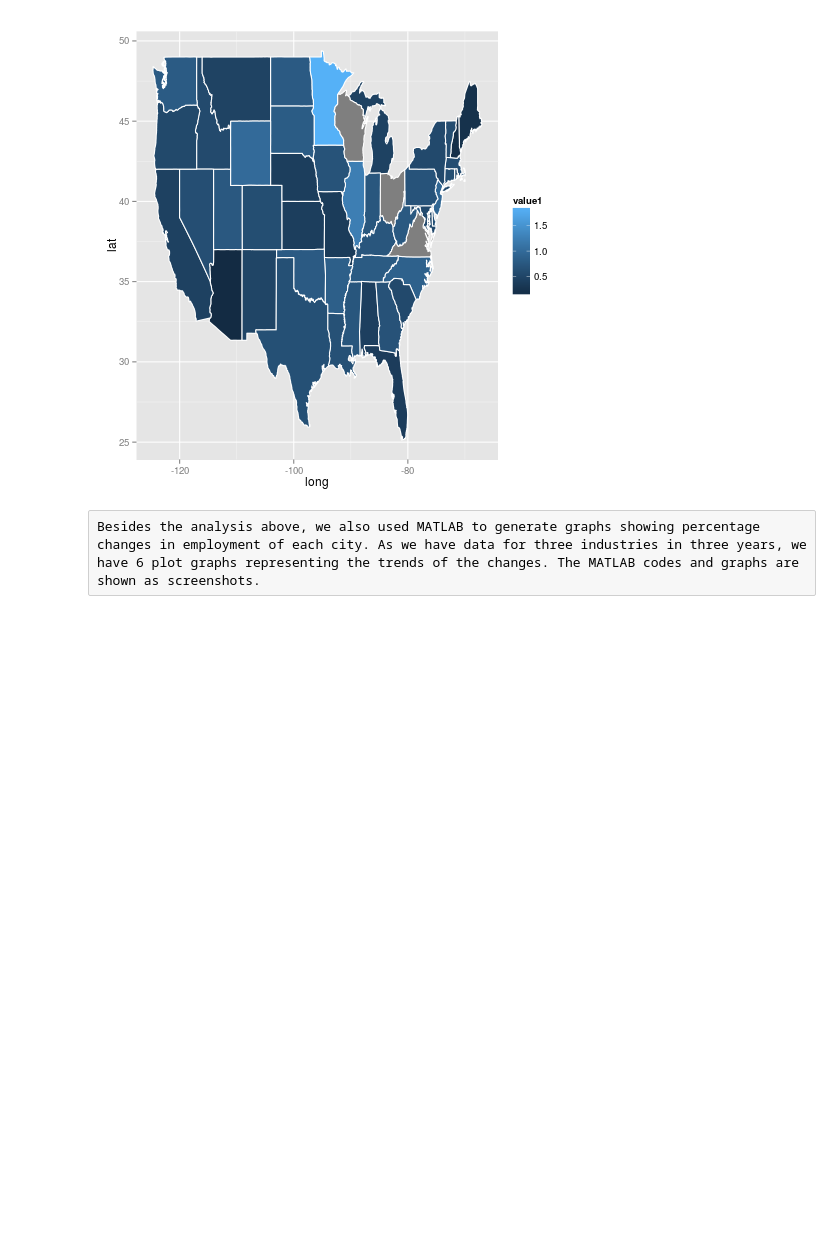
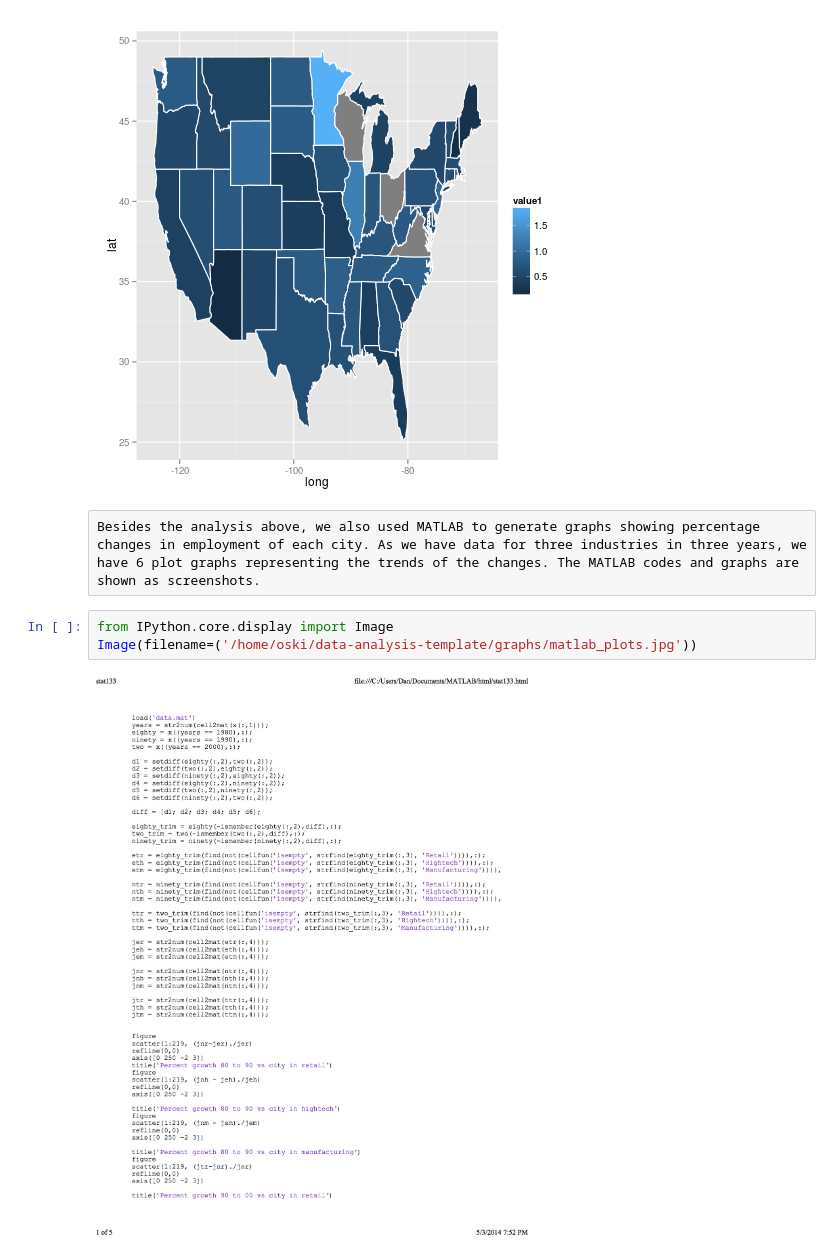
Before and after one commit to cynthiawu/data-analysis-template, a Jupyter notebook: notebooks/NB3_data_analysis.ipynb, the cells around one changed output. Cells and saved outputs as stored; diff of their text form; blank space fills up the shorter version.

```diff
--- a/notebooks/NB3_data_analysis.ipynb
+++ b/notebooks/NB3_data_analysis.ipynb
@@ -413,3 +413,8 @@ print(ggplot(map.data, aes(x=long, y =lat, group=group, fill = value1)) + geom_p
 [figure]
 # %% [raw]
 Besides the analysis above, we also used MATLAB to generate graphs showing percentage changes in employment of each city. As we have data for three industries in three years, we have 6 plot graphs representing the trends of the changes. The MATLAB codes and graphs are shown as screenshots.
+# %%
+from IPython.core.display import Image
+Image(filename=('/home/oski/data-analysis-template/graphs/matlab_plots.jpg'))
+# %% [output]
+[figure, added]
```
Also changed, not shown: parts of 6 cells of this notebook.
